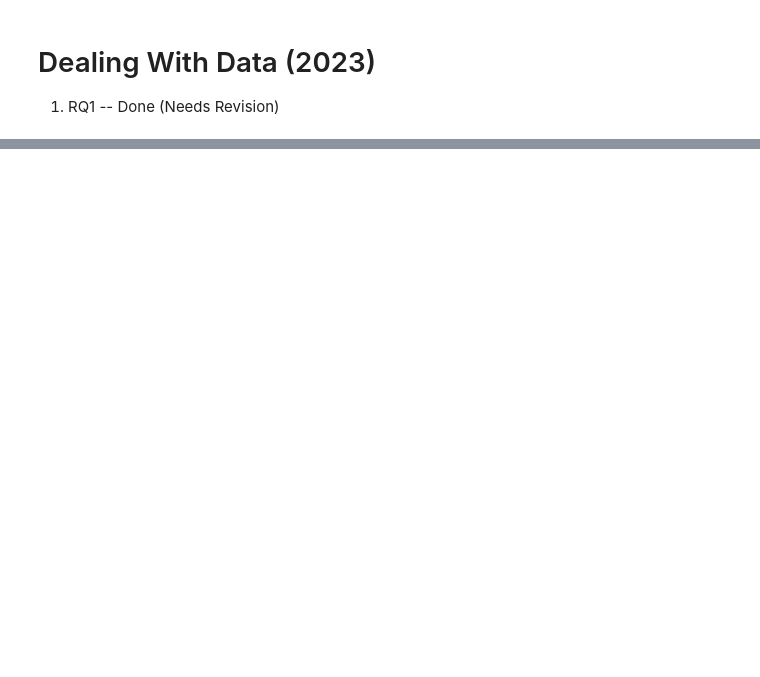
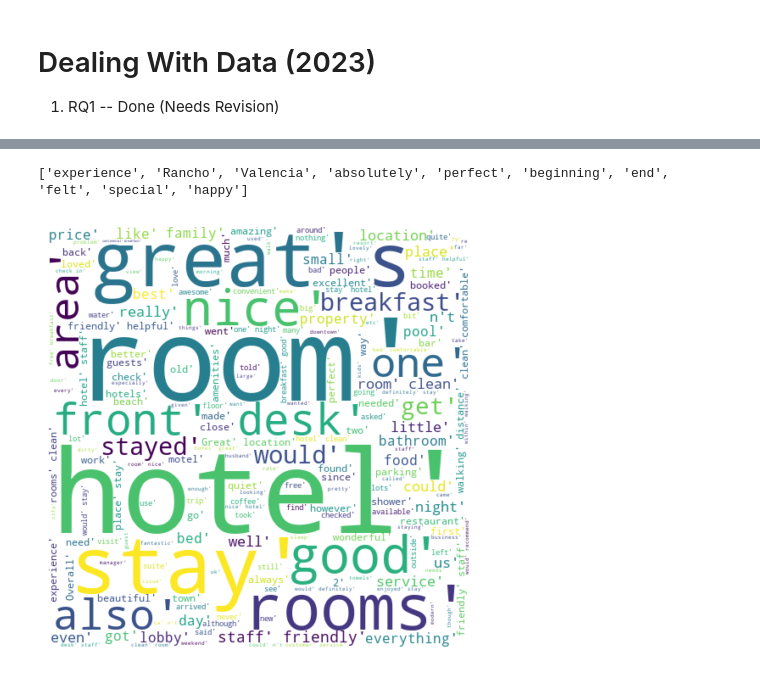
Before and after one commit to jiyometrik/pw23, a Jupyter notebook: main.ipynb, the cells around one changed output, grey strips where cells are left out. Drawn from its saved outputs; the diff is of its cells as text; code cells hidden in the pictures; blank space fills up the shorter version.

Commit message:
wordcloud?

```diff
--- a/main.ipynb
+++ b/main.ipynb
@@ -71,0 +96,14 @@ ax.bar_label(bar_container, fmt='{:,.0f}')
+# %%
+# wordcloud
+# stm_pos is an array full of positive-ranked words only
+wordcloud = wc.WordCloud(background_color="white", mode="RGB", width=500, height=500)
+print(rtext_flat[:10])
+print(str(rtext_flat))
+wordcloud.generate(str(rtext_flat))
+plt.figure()
+plt.imshow(wordcloud, interpolation="bilinear")
+plt.axis('off')
+plt.show()
+# %% [output]
+['experience', 'Rancho', 'Valencia', 'absolutely', 'perfect', 'beginning', 'end', 'felt', 'special', 'happy']
+[figure, added]
```
Also changed, not shown: parts of 3 cells of this notebook.
